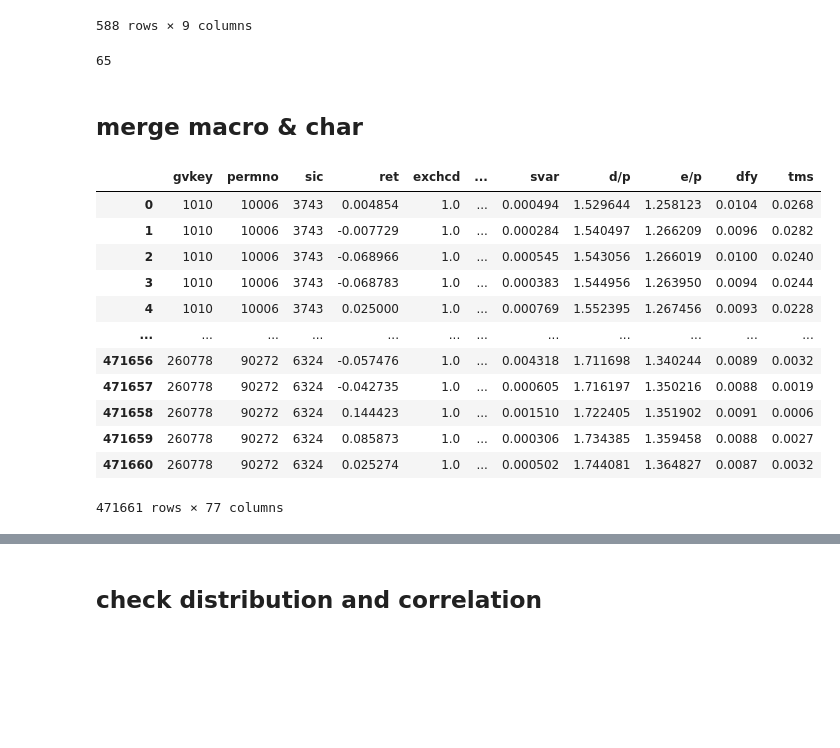
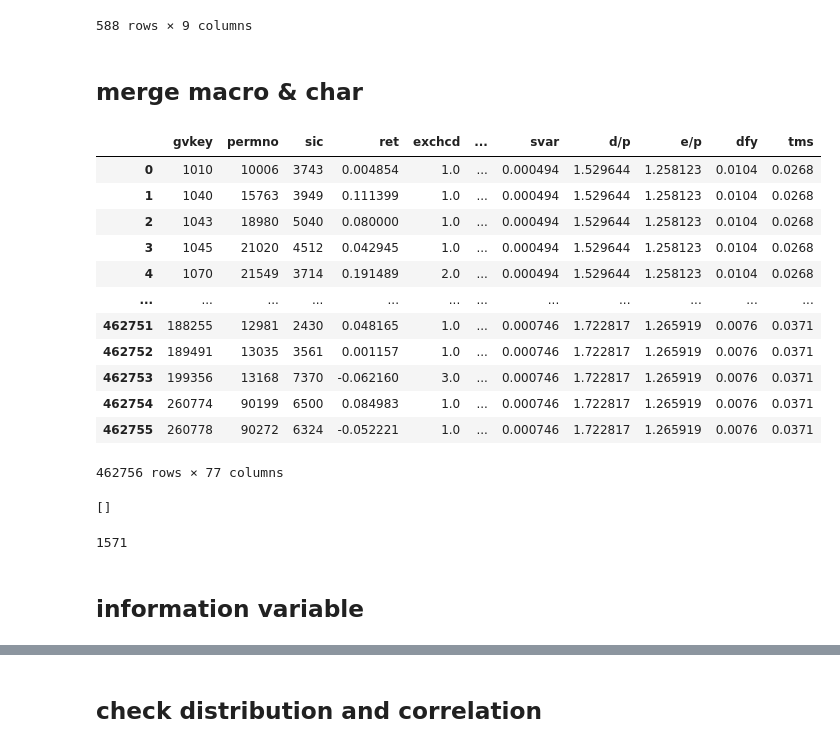
Before and after one commit to shh128/Summer-project-ML, a Jupyter notebook: Neural_Network.ipynb, the cells around one changed output, grey strips where cells are left out. Cells and saved outputs as stored; diff of their text form; code cells hidden in the pictures; blank space fills up the shorter version.

```diff
--- a/Neural_Network.ipynb
+++ b/Neural_Network.ipynb
@@ -102,31 +109,35 @@ macro_df
 | 1798 | 202011 | 0.226352 | 0.0009 | -0.005262 | 0.002492 | 1.791974 | 1.578931 | 0.0100 | 0.0078 |
 | 1799 | 202012 | 0.219195 | 0.0009 | -0.000094 | 0.000678 | 1.809223 | 1.601006 | 0.0090 | 0.0084 |
 588 rows × 9 columns
-# %%
-features = raw_df.columns.tolist()
-remove_list = {'date','gvkey','permno','ret'}
-features = [ele for ele in features if ele not in remove_list]
-len(features)
-# %% [output]
-65
 # %% [markdown]
 ## merge macro & char
 # %%
 raw_df['yyyymm'] = raw_df['date'].dt.strftime('%Y%m').apply(int)
-total_df = pd.merge(raw_df, macro_df, how='left',on='yyyymm')
+total_df = pd.merge(raw_df, macro_df, how='inner',on='yyyymm')
 total_df.drop(columns='yyyymm',inplace=True)
 total_df
 # %% [output]
 |  | gvkey | permno | sic | ret | exchcd | ... | svar | d/p | e/p | dfy | tms |
 | 0 | 1010 | 10006 | 3743 | 0.004854 | 1.0 | ... | 0.000494 | 1.529644 | 1.258123 | 0.0104 | 0.0268 |
-| 1 | 1010 | 10006 | 3743 | -0.007729 | 1.0 | ... | 0.000284 | 1.540497 | 1.266209 | 0.0096 | 0.0282 |
-| 2 | 1010 | 10006 | 3743 | -0.068966 | 1.0 | ... | 0.000545 | 1.543056 | 1.266019 | 0.0100 | 0.0240 |
-| 3 | 1010 | 10006 | 3743 | -0.068783 | 1.0 | ... | 0.000383 | 1.544956 | 1.263950 | 0.0094 | 0.0244 |
-| 4 | 1010 | 10006 | 3743 | 0.025000 | 1.0 | ... | 0.000769 | 1.552395 | 1.267456 | 0.0093 | 0.0228 |
+| 1 | 1040 | 15763 | 3949 | 0.111399 | 1.0 | ... | 0.000494 | 1.529644 | 1.258123 | 0.0104 | 0.0268 |
+| 2 | 1043 | 18980 | 5040 | 0.080000 | 1.0 | ... | 0.000494 | 1.529644 | 1.258123 | 0.0104 | 0.0268 |
+| 3 | 1045 | 21020 | 4512 | 0.042945 | 1.0 | ... | 0.000494 | 1.529644 | 1.258123 | 0.0104 | 0.0268 |
+| 4 | 1070 | 21549 | 3714 | 0.191489 | 2.0 | ... | 0.000494 | 1.529644 | 1.258123 | 0.0104 | 0.0268 |
 | ... | ... | ... | ... | ... | ... | ... | ... | ... | ... | ... | ... |
-| 471656 | 260778 | 90272 | 6324 | -0.057476 | 1.0 | ... | 0.004318 | 1.711698 | 1.340244 | 0.0089 | 0.0032 |
-| 471657 | 260778 | 90272 | 6324 | -0.042735 | 1.0 | ... | 0.000605 | 1.716197 | 1.350216 | 0.0088 | 0.0019 |
-| 471658 | 260778 | 90272 | 6324 | 0.144423 | 1.0 | ... | 0.001510 | 1.722405 | 1.351902 | 0.0091 | 0.0006 |
-| 471659 | 260778 | 90272 | 6324 | 0.085873 | 1.0 | ... | 0.000306 | 1.734385 | 1.359458 | 0.0088 | 0.0027 |
-| 471660 | 260778 | 90272 | 6324 | 0.025274 | 1.0 | ... | 0.000502 | 1.744081 | 1.364827 | 0.0087 | 0.0032 |
+| 462751 | 188255 | 12981 | 2430 | 0.048165 | 1.0 | ... | 0.000746 | 1.722817 | 1.265919 | 0.0076 | 0.0371 |
+| 462752 | 189491 | 13035 | 3561 | 0.001157 | 1.0 | ... | 0.000746 | 1.722817 | 1.265919 | 0.0076 | 0.0371 |
+| 462753 | 199356 | 13168 | 7370 | -0.062160 | 3.0 | ... | 0.000746 | 1.722817 | 1.265919 | 0.0076 | 0.0371 |
+| 462754 | 260774 | 90199 | 6500 | 0.084983 | 1.0 | ... | 0.000746 | 1.722817 | 1.265919 | 0.0076 | 0.0371 |
+| 462755 | 260778 | 90272 | 6324 | -0.052221 | 1.0 | ... | 0.000746 | 1.722817 | 1.265919 | 0.0076 | 0.0371 |
-471661 rows × 77 columns
+462756 rows × 77 columns
+# %%
+raw_tf = total_df.isnull().any()
+raw_tf.where(raw_tf == True).dropna().index.to_list()
+# %% [output]
+[]
+# %%
+total_df.permno.nunique()
+# %% [output]
+1571
+# %% [markdown]
+## information variable
```
Also changed, not shown: parts of 44 cells of this notebook.
